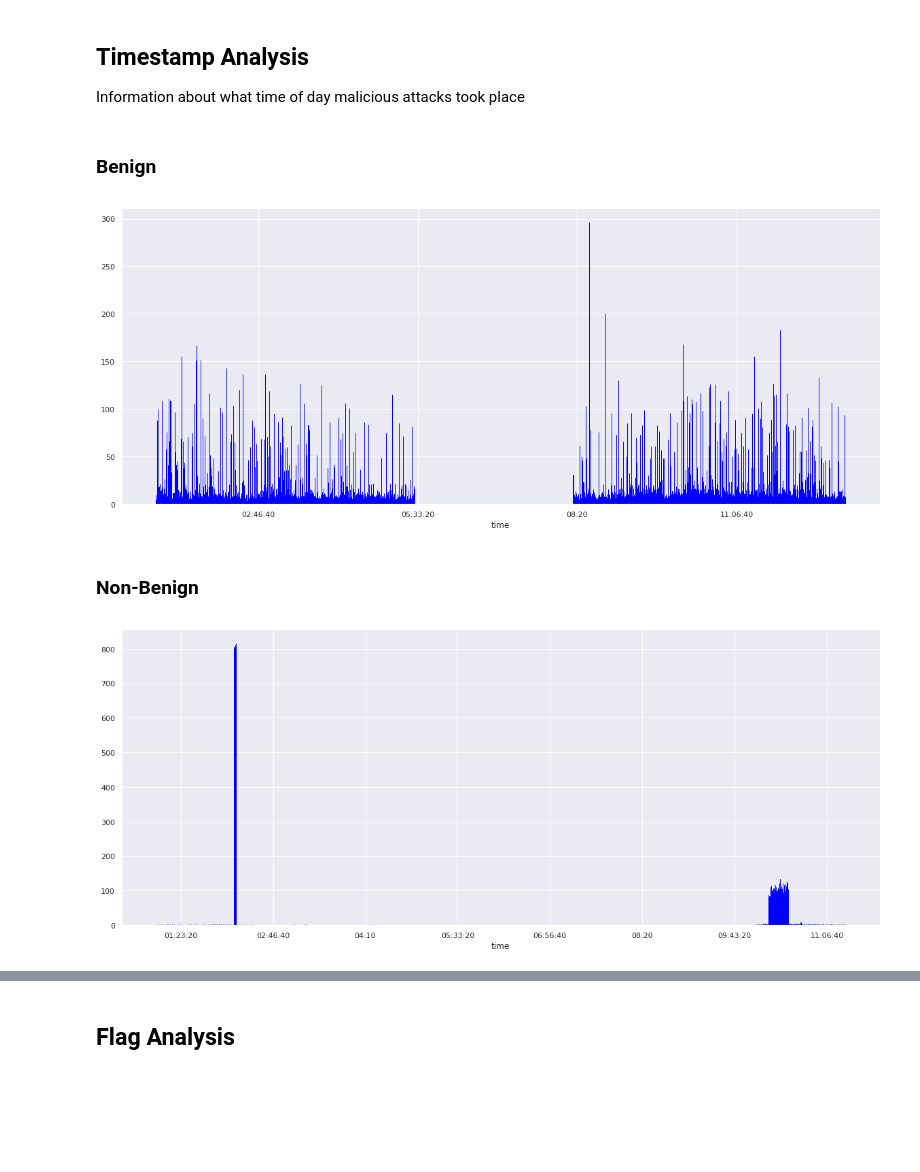
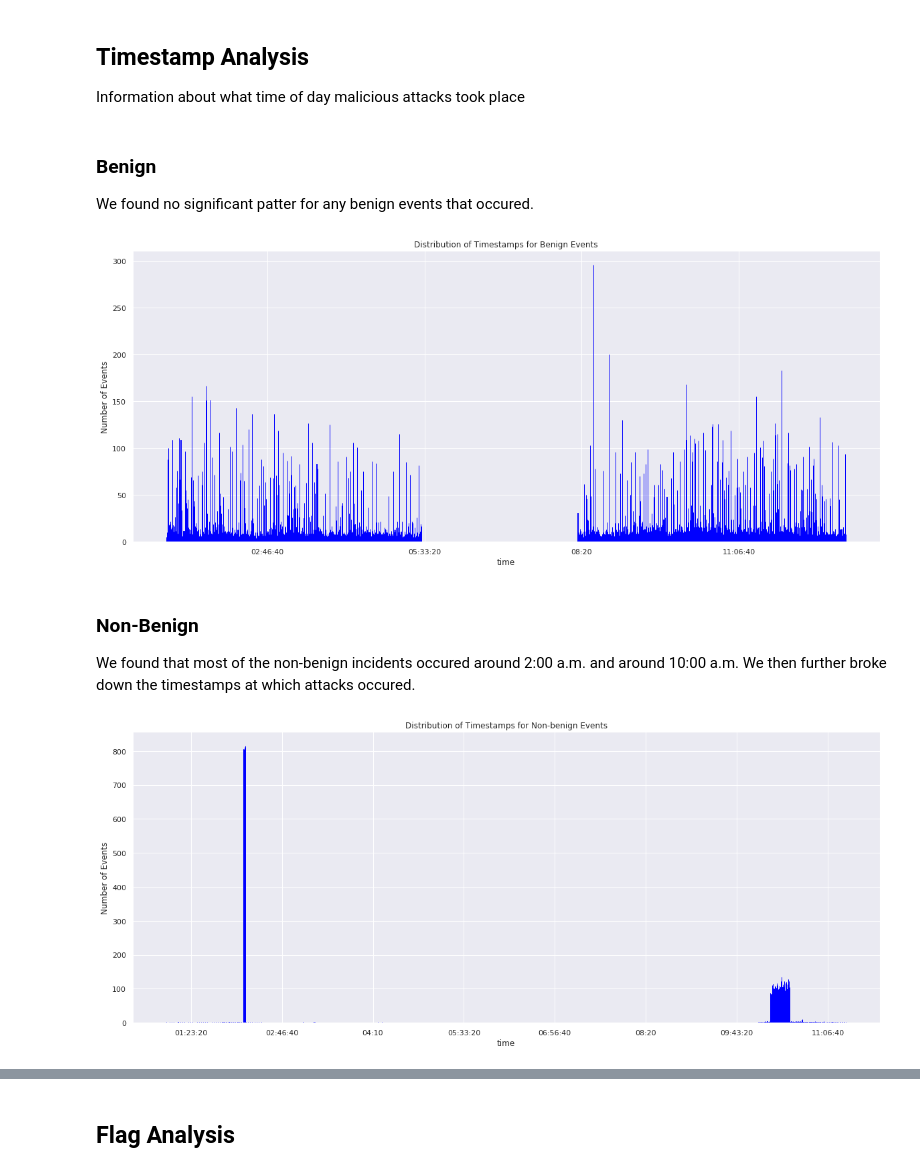
Before and after one commit to katielrink/IDS_Analysis, a Jupyter notebook: Homework_2.ipynb, the cells around one changed output, grey strips where cells are left out. Saved outputs shown, nothing was run; the diff lists cells and outputs as text; code cells hidden in the pictures; blank space fills up the shorter version.

```diff
--- a/Homework_2.ipynb
+++ b/Homework_2.ipynb
@@ -42,4 +42,4 @@ network_data_21 = pd.read_csv('DataSets/02-21-2018.csv')
 network_data_22 = pd.read_csv('DataSets/02-22-2018.csv')
 network_data_23 = pd.read_csv('DataSets/02-23-2018.csv')
 
-network_data = pd.concat([network_data_20, network_data_21, network_data_22, network_data_23])
+network_data = pd.concat([network_data_20, network_data_21, network_data_22, network_data_23], sort='True')
@@ -329,27 +399,35 @@ Average of 'Tot Bwd Pkts' where 'Label' does not equal 'benign': 87.391011829599
 # %% [markdown]
 ## Timestamp Analysis ##
 Information about what time of day malicious attacks took place
-# %% [markdown]
-### Benign ###
+# %% [markdown]
+### Benign ###
+We found no significant patter for any benign events that occured.
 # %%
 benign_data = network_data.loc[network_data['Label'] == 'Benign']
 benign_timestamps = pd.to_datetime(benign_data["Timestamp"], format='%d/%m/%Y %H:%M:%S', errors='coerce')
 benign_timestamps_counters = benign_timestamps.dt.time.value_counts().sort_index()
 bars = plt.bar(benign_timestamps_counters.index, benign_timestamps_counters.values, label="Benign")
+plt.title("Distribution of Timestamps for Benign Events")
+plt.ylabel("Timestamp")
+plt.ylabel("Number of Events")
 for bar in bars:
     bar.set_color("blue")
 plt.show()
 # %% [output]
-[figure, old version]
+[figure, new version]
-# %% [markdown]
-### Non-Benign ###
+# %% [markdown]
+### Non-Benign ###
+We found that most of the non-benign incidents occured around 2:00 a.m. and around 10:00 a.m. We then further broke down the timestamps at which attacks occured.
 # %%
 nonbenign_data = network_data.loc[network_data['Label'] != 'Benign']
 nonbenign_timestamps = pd.to_datetime(nonbenign_data["Timestamp"], format='%d/%m/%Y %H:%M:%S', errors='coerce')
 nonbenign_timestamp_counts = nonbenign_timestamps.dt.time.value_counts().sort_index()
 bars = plt.bar(nonbenign_timestamp_counts.index, nonbenign_timestamp_counts.values, label="Non-Benign")
+plt.title("Distribution of Timestamps for Non-benign Events")
+plt.ylabel("Timestamp")
+plt.ylabel("Number of Events")
 for bar in bars:
     bar.set_color("blue")
 plt.show()
 # %% [output]
-[figure, old version]
+[figure, new version]
```
Also changed, not shown: parts of 33 cells of this notebook.
